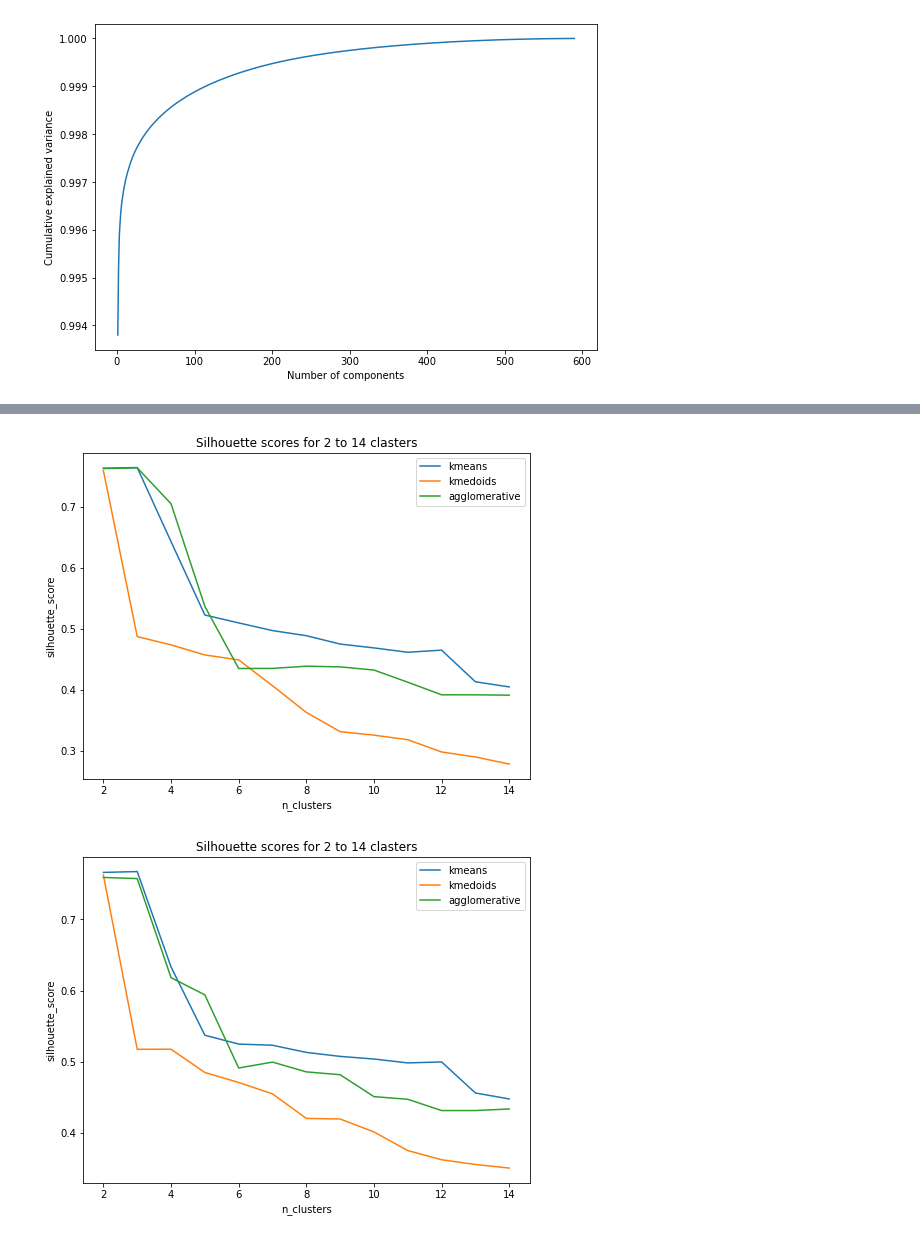
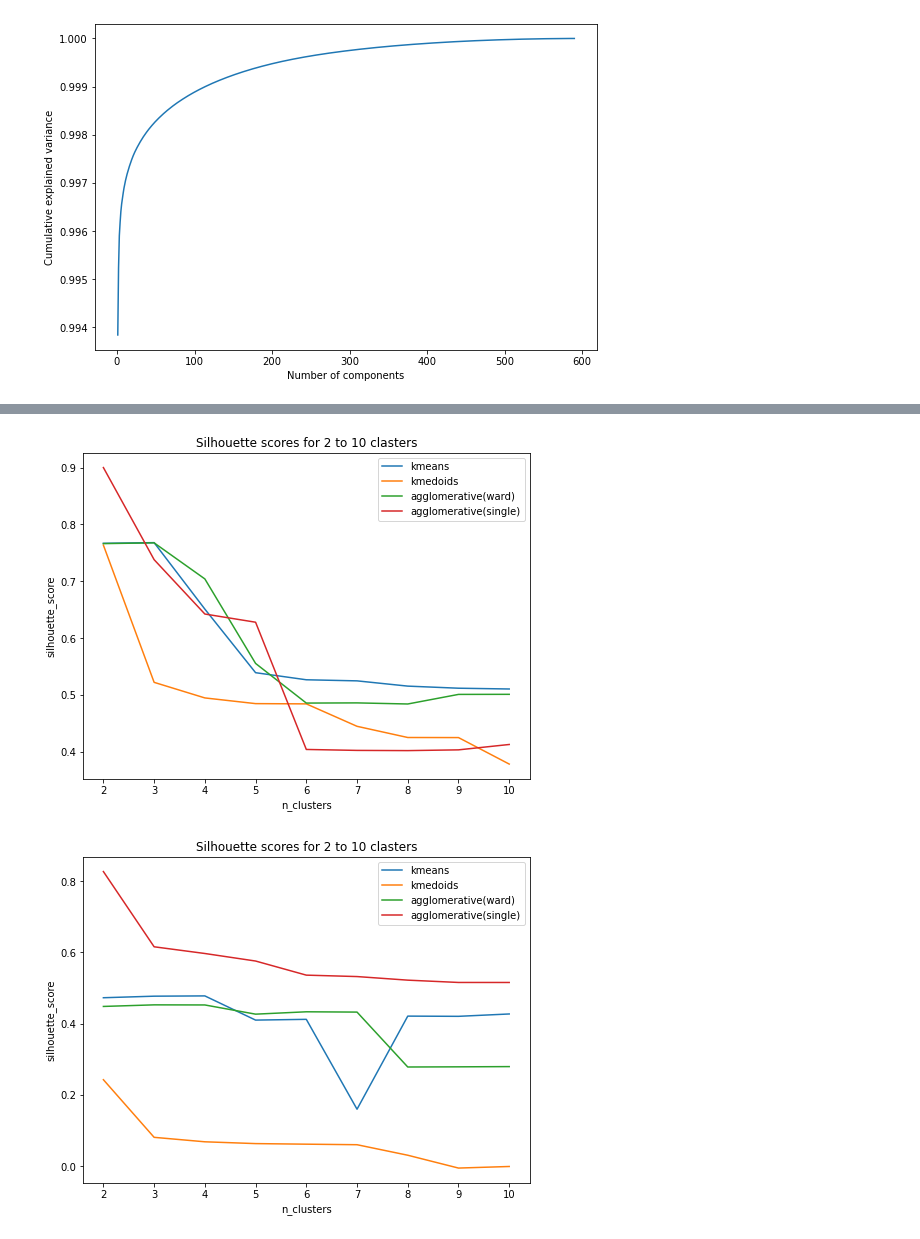
Before and after one commit to KraszewskiK/WUM_proj2, a Jupyter notebook: WstepneModelowanie.ipynb, the cells around one changed output, grey strips where cells are left out. Cells and saved outputs as stored; diff of their text form; code cells hidden in the pictures.

```diff
--- a/WstepneModelowanie.ipynb
+++ b/WstepneModelowanie.ipynb
@@ -24,15 +24,6 @@ df
 | 588 | BookOfWisdom_Ch18 | 0 | 0 | 0 | 0 | 0 | 0 | 0 | 0 | 0 | ... |
 | 589 | BookOfWisdom_Ch19 | 0 | 0 | 0 | 0 | 0 | 0 | 0 | 0 | 0 | ... |
 590 rows × 8267 columns
-# %%
-p = r'[A-Za-z]+'
-book = re.compile(p)
-books = list(map(lambda x: book.match(x).group(), df[df.columns[0]]))
-df['book'] = books
-
-from sklearn import preprocessing
-le = preprocessing.LabelEncoder()
-df['book'] = le.fit_transform(df['book'])
 # %%
 # wczytanie tekstów
 with open('AsianReligionsData/Complete_data.txt', 'r',encoding='latin-1') as file:
@@ -81,3 +59,13 @@ digits_proj = tSNE.fit_transform(X)
+# %%
+# dodanie samych nazw ksiąg
+p = r'[A-Za-z]+'
+book = re.compile(p)
+books = list(map(lambda x: book.match(x).group(), df[df.columns[0]]))
+df['book_name'] = books
+
+from sklearn import preprocessing
+le = preprocessing.LabelEncoder()
+df['book_name'] = le.fit_transform(df['book_name'])
 # %%
 def scatter(x, colors):
     palette = np.array(sns.color_palette("hls", 10))
@@ -115,36 +116,41 @@ from sklearn.cluster import AgglomerativeClustering
 from sklearn.metrics import silhouette_score
 
 def test_models(X):
-    max_clusters = 15
-    scores = [[],[],[]]
+    max_clusters = 11
+    scores = [[],[],[],[]]
     for k in range(2, max_clusters):
         kmeans = KMeans(n_clusters=k, random_state=0)
         kmedoids = KMedoids(n_clusters=k, random_state=0)
-        agglomerative = AgglomerativeClustering(n_clusters=k, linkage = 'ward')
+        agglomerative_ward = AgglomerativeClustering(n_clusters=k, linkage = 'ward')
+        agglomerative_single = AgglomerativeClustering(n_clusters=k, linkage = 'single')
 
         labels_kmeans = kmeans.fit_predict(X)
         labels_kmedoids = kmedoids.fit_predict(X)
-        labels_agglomerative = agglomerative.fit_predict(X)
+        labels_agglomerative_ward = agglomerative_ward.fit_predict(X)
+        labels_agglomerative_single = agglomerative_single.fit_predict(X)
 
         wcss_kmeans = silhouette_score(X, labels_kmeans)
         wcss_kmedoids = silhouette_score(X, labels_kmedoids)
-        wcss_agglomerative = silhouette_score(X, labels_agglomerative)
+        wcss_agglomerative_ward = silhouette_score(X, labels_agglomerative_ward)
+        wcss_agglomerative_single = silhouette_score(X, labels_agglomerative_single)
 
         scores[0].append(wcss_kmeans)
         scores[1].append(wcss_kmedoids)
-        scores[2].append(wcss_agglomerative)
+        scores[2].append(wcss_agglomerative_ward)
+        scores[3].append(wcss_agglomerative_single)
 
     plt.figure(figsize=(8,6))
     x = range(2,max_clusters)
 
     plt.plot(x, scores[0], label = 'kmeans')
     plt.plot(x, scores[1], label = 'kmedoids')
-    plt.plot(x, scores[2], label = 'agglomerative')
+    plt.plot(x, scores[2], label = 'agglomerative(ward)')
+    plt.plot(x, scores[3], label = 'agglomerative(single)')
 
     plt.xlabel('n_clusters')
     plt.ylabel('silhouette_score')
 
-    plt.title(f"Silhouette scores for 2 to {max_clusters - 1} clasters")
+    plt.title(f"Silhouette scores for 2 to {max_clusters - 1} clusters")
     plt.legend()
 
     plt.show()
@@ -174,16 +195,16 @@ Text(0, 0.5, 'Cumulative explained variance')
 # %%
-pca = PCA(n_components=300)
+pca = PCA(n_components=10)
 X = pca.fit_transform(X)
 test_models(X)
 # %% [output]
-[figure, old version]
+[figure, new version]
 # %%
 # ograniczenie liczby kolumn
 l = []
-for i in df.columns[1:-1]:
+for i in df.columns[1:-5]:
     if sum(df[i] != 0) > 10: # liczba wierszy z niererowymi wartościami dla każdego słowa
         l.append(i)
 X = df[l]
 test_models(X)
 # %% [output]
-[figure, old version]
+[figure, new version]
```
Also changed, not shown: parts of 9 cells of this notebook.
